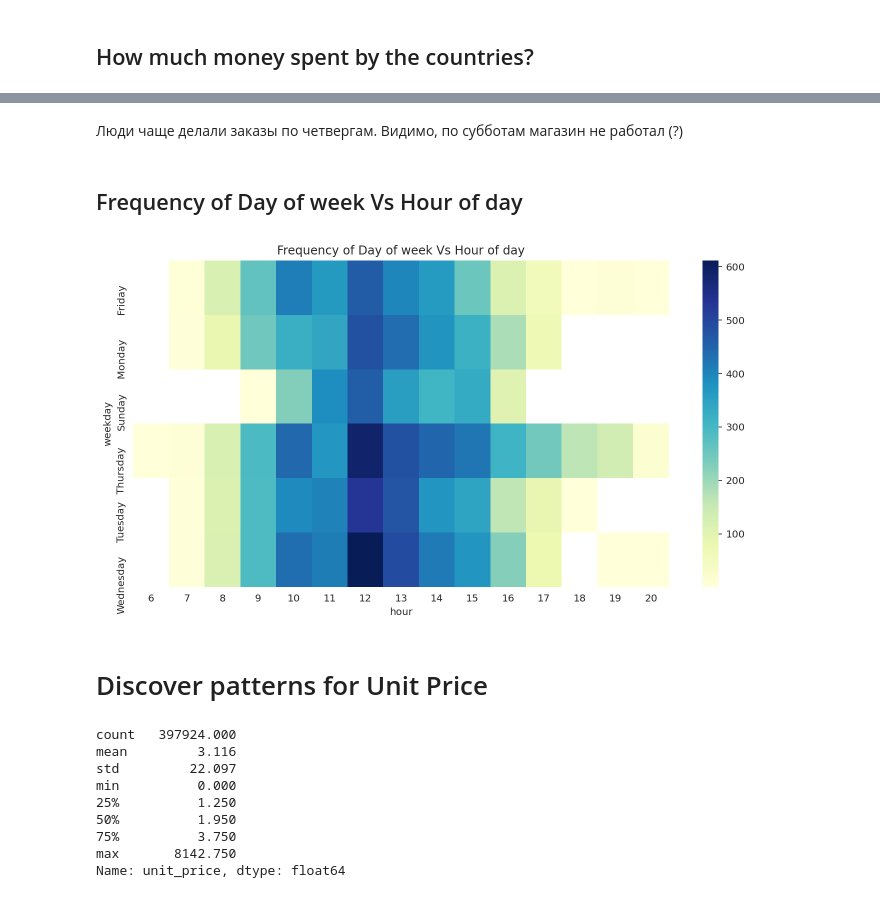
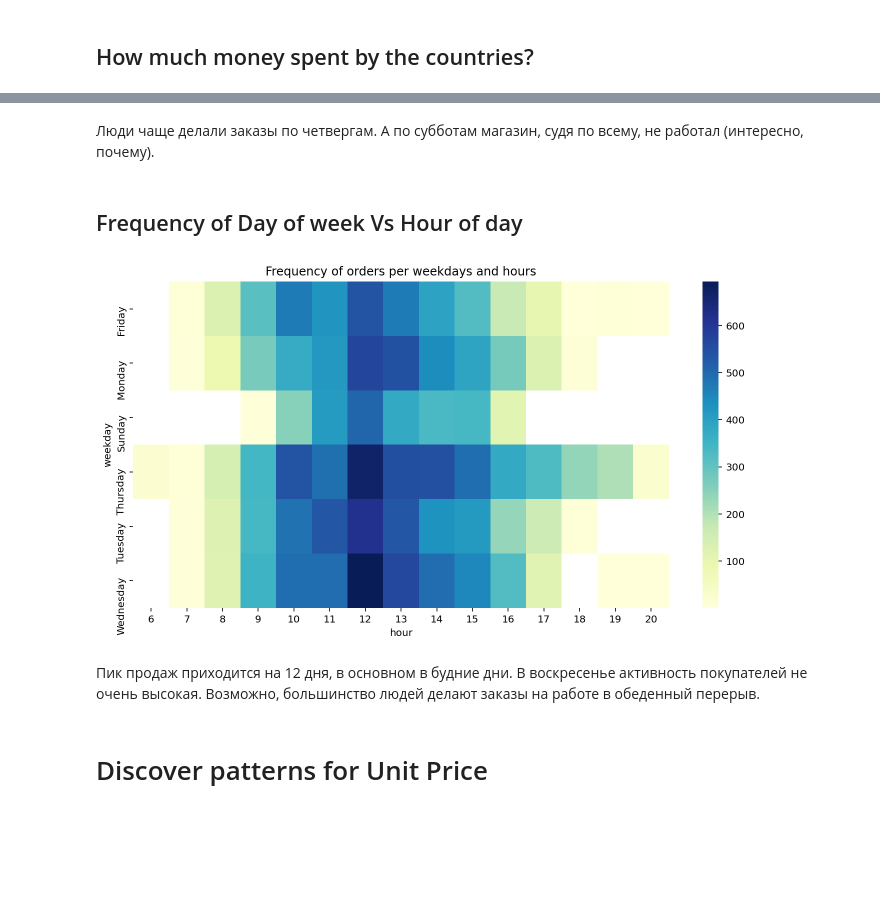
Before and after one commit to morkinskina/e-commerce-data-analysis, a Jupyter notebook: e-commerce-eda.ipynb, the cells around one changed output, grey strips where cells are left out. Drawn from its saved outputs; the diff is of its cells as text; code cells hidden in the pictures; blank space fills up the shorter version.

```diff
--- a/e-commerce-eda.ipynb
+++ b/e-commerce-eda.ipynb
@@ -171,8 +95,0 @@ df['invoice_date'].min(), df['invoice_date'].max()
-# %%
-df['year_month'] = df['invoice_date'].dt.to_period('M')
-df['week'] = df['invoice_date'].dt.week
-df['day'] = df['invoice_date'].dt.day
-df['weekday'] = df['invoice_date'].dt.day_name()
-df['hour'] = df['invoice_date'].dt.hour
-# %%
-df['year_month'] = df['year_month'].astype(str)
@@ -225,2 +95,0 @@ df.describe()
-# %%
-df = df[df.quantity > 0]
@@ -241,2 +95,0 @@ df.describe()
-# %%
-df['amount_spent'] = df['quantity'] * df['unit_price']
@@ -316,30 +181,22 @@ plt.ylabel('Number of Orders',fontsize=15);
 # %% [markdown]
-Люди чаще делали заказы по четвергам. Видимо, по субботам магазин не работал (?)
+Люди чаще делали заказы по четвергам. А по субботам магазин, судя по всему, не работал (интересно, почему).
 # %% [markdown]
 ## Frequency of Day of week Vs Hour of day
 # %%
-grouped_df  = df.groupby(["weekday", "hour"])["invoice_num"].unique().reset_index()
-grouped_df["invoice_num"] = grouped_df["invoice_num"].apply(len)
+# частота заказов по дням недели и часам
+grouped_df  = df.groupby(["weekday", "hour"])["InvoiceNo"].unique().reset_index()
+grouped_df["InvoiceNo"] = grouped_df["InvoiceNo"].apply(len)
 
-grouped_df = grouped_df.pivot('weekday', 'hour', 'invoice_num')
+grouped_df = grouped_df.pivot('weekday', 'hour', 'InvoiceNo')
 
 plt.figure(figsize=(12,6))
 sns.heatmap(grouped_df, cmap="YlGnBu")
-plt.title("Frequency of Day of week Vs Hour of day")
+plt.title("Frequency of orders per weekdays and hours")
 plt.show()
 # %% [output]
-[figure, old version]
+[figure, new version]
+# %% [markdown]
+Пик продаж приходится на 12 дня, в основном в будние дни. В воскресенье активность покупателей не очень высокая.
+Возможно, большинство людей делают заказы  на работе в обеденный перерыв.
 # %% [markdown]
 # Discover patterns for Unit Price
-# %%
-df.unit_price.describe()
-# %% [output]
-count   397924.000
-mean         3.116
-std         22.097
-min          0.000
-25%          1.250
-50%          1.950
-75%          3.750
-max       8142.750
-Name: unit_price, dtype: float64
```
Also changed, not shown: parts of 86 cells of this notebook, 2 other files.
